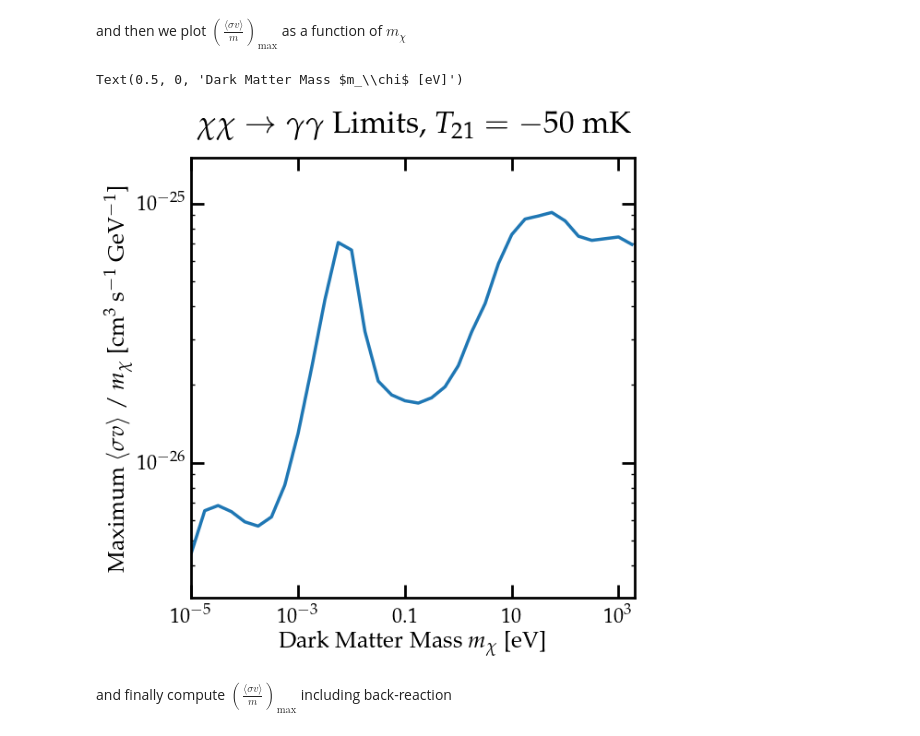
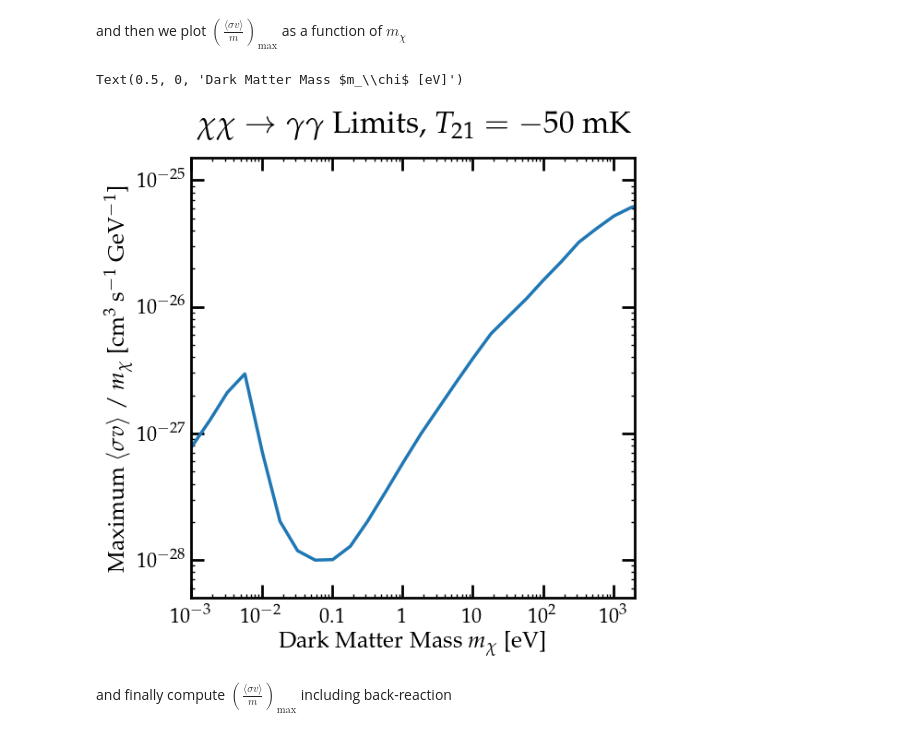
Before and after one commit to hongwanliu/DarkHistory, a Jupyter notebook: examples/Example_11_21cm_Sensitivity.ipynb, the cells around one changed output. Drawn from its saved outputs; the diff is of its cells as text; code cells hidden in the pictures.

Commit message:
cleaned up Example 11, got rid of obsolete cells, plotting problems at the very end

```diff
--- a/examples/Example_11_21cm_Sensitivity.ipynb
+++ b/examples/Example_11_21cm_Sensitivity.ipynb
@@ -162,6 +123,10 @@ else:
 # %%
-# log10_m_chi_arr = np.arange(4.1, 12.76, 0.25)
-# log10_tau_arr   = np.arange(23., 27.25, 0.25)
+if pri == 'phot':
+    log10_m_chi_arr = np.arange(4.01, 12.76, 0.25)
+else:
+    log10_m_chi_arr = np.arange(6.01, 12.76, 0.25)
+
+log10_tau_arr   = np.arange(23., 28.25, 0.25)
 
 Tm_dec_no_br = np.zeros((log10_m_chi_arr.size, log10_tau_arr.size))
 Tm_dec_br = np.zeros_like(Tm_dec_no_br)
@@ -419,3 +381,12 @@ log10_sigmav_over_m_arr   = np.arange(-37, -20, 0.25)
+# %%
+if pri == 'phot':
+    log10_m_chi_arr = np.arange(4, 12.75, 0.25)
+else:
+    log10_m_chi_arr = np.arange(6.01, 12.76, 0.25)
+log10_sigmav_over_m_arr   = np.arange(-29, -22, 0.25)
+
+Tm_ann_no_br = np.zeros((log10_m_chi_arr.size, log10_sigmav_over_m_arr.size))
+Tm_ann_br = np.zeros_like(Tm_ann_no_br)
 # %% [markdown]
 And start the scan!
 # %%
@@ -521,18 +492,21 @@ and then we plot $\left(\frac{\langle \sigma v \rangle}{m}\right)_\text{max}$ as
 # %%
 plt.figure()
 
 plt.loglog()
 
 plt.plot(10**log10_m_chi_arr/10**9, 10**(max_xsec_no_br))
 
-plt.axis([1e-5,2e3,3e-27,1.5e-25])
+if pri == 'phot':
+    plt.axis([1e-5,2e3,3e-27,1.5e-25])
+else:
+    plt.axis([1e-3,2e3,5e-29,1.5e-25])
 
 plt.title(r'$\chi\chi \to \gamma \gamma$ Limits, $T_{21} = -50$ mK')
 plt.ylabel(r'Maximum $\langle \sigma v \rangle$ / $m_\chi$ [cm$^3$ s$^{-1}$ GeV$^{-1}$]')
 plt.xlabel(r'Dark Matter Mass $m_\chi$ [eV]')
 # %% [output]
 Text(0.5, 0, 'Dark Matter Mass $m_\\chi$ [eV]')
-[figure, old version]
+[figure, new version]
 # %% [markdown]
 and finally compute $\left(\frac{\langle \sigma v \rangle}{m}\right)_\text{max}$ including back-reaction
 # %%
```
Also changed, not shown: parts of 30 cells of this notebook.
